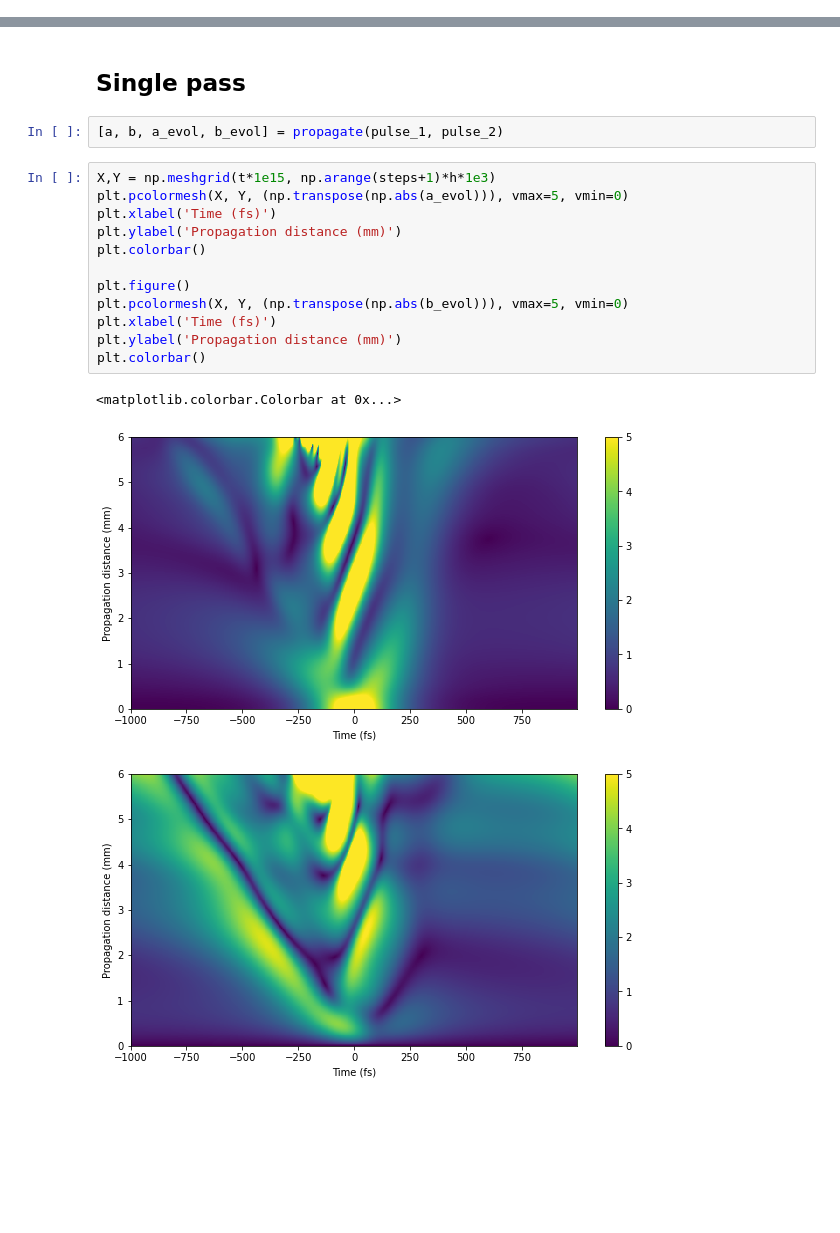
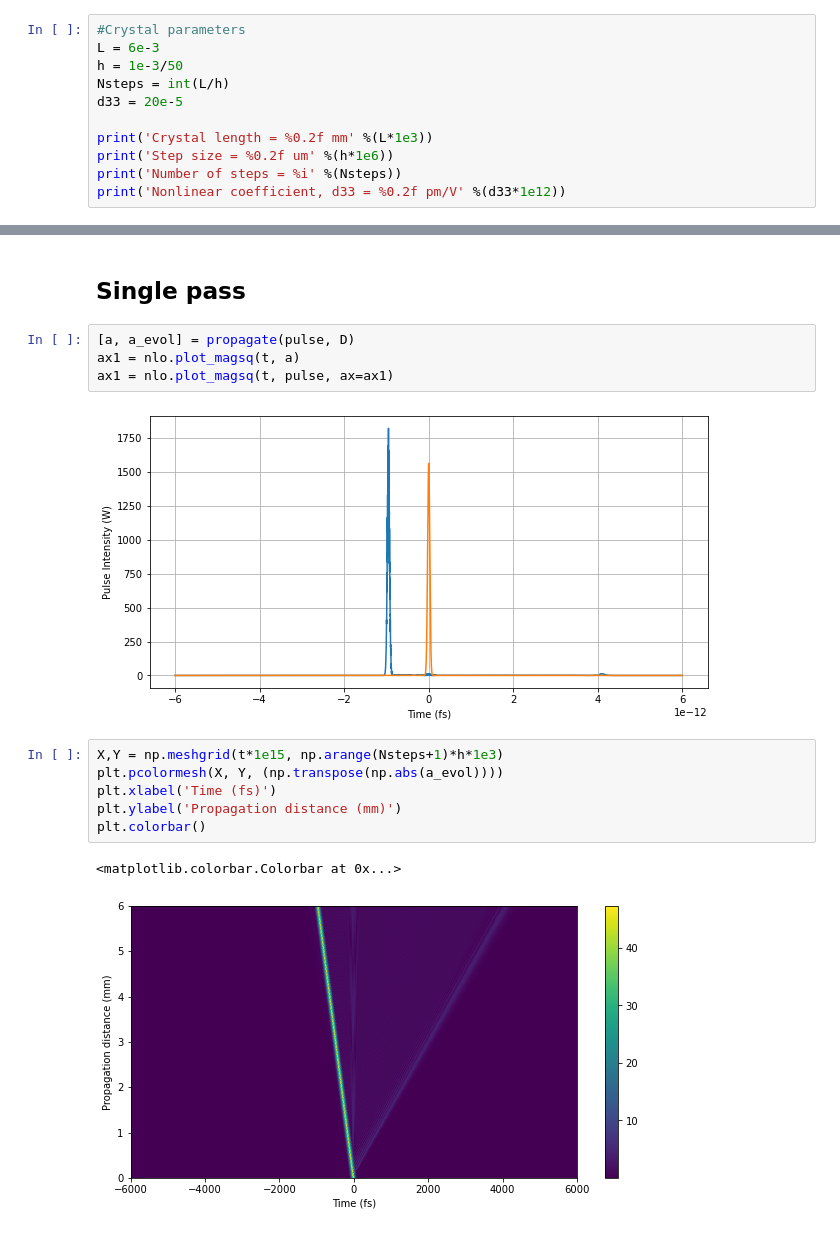
Before and after one commit to ledezmaluism/snow, a Jupyter notebook: Notebooks/SCG_2.ipynb, the cells around one changed output, grey strips where cells are left out. Drawn from its saved outputs; the diff is of its cells as text; blank space fills up the shorter version.

```diff
--- a/Notebooks/SCG_2.ipynb
+++ b/Notebooks/SCG_2.ipynb
@@ -326,0 +271,11 @@ Number of steps = 300
+# %%
+#Crystal parameters
+L = 6e-3
+h = 1e-3/50
+Nsteps = int(L/h)
+d33 = 20e-5
+
+print('Crystal length = %0.2f mm' %(L*1e3))
+print('Step size = %0.2f um' %(h*1e6))
+print('Number of steps = %i' %(Nsteps))
+print('Nonlinear coefficient, d33 = %0.2f pm/V' %(d33*1e12))
@@ -327,20 +287,17 @@ Number of steps = 300
 # %% [markdown]
 ## Single pass
-# %%
-[a, b, a_evol, b_evol] = propagate(pulse_1, pulse_2)
+# %%
+[a, a_evol] = propagate(pulse, D)
+ax1 = nlo.plot_magsq(t, a)
+ax1 = nlo.plot_magsq(t, pulse, ax=ax1)
+# %% [output]
+[figure, added]
 # %%
-X,Y = np.meshgrid(t*1e15, np.arange(steps+1)*h*1e3)
-plt.pcolormesh(X, Y, (np.transpose(np.abs(a_evol))), vmax=5, vmin=0)
+X,Y = np.meshgrid(t*1e15, np.arange(Nsteps+1)*h*1e3)
+plt.pcolormesh(X, Y, (np.transpose(np.abs(a_evol))))
 plt.xlabel('Time (fs)')
 plt.ylabel('Propagation distance (mm)')
 plt.colorbar()
-
-plt.figure()
-plt.pcolormesh(X, Y, (np.transpose(np.abs(b_evol))), vmax=5, vmin=0)
-plt.xlabel('Time (fs)')
-plt.ylabel('Propagation distance (mm)')
-plt.colorbar()
 # %% [output]
 <matplotlib.colorbar.Colorbar at 0x...>
-[figure, old version]
+[figure, new version]
-[figure, removed]
```
Also changed, not shown: parts of 38 cells of this notebook.
